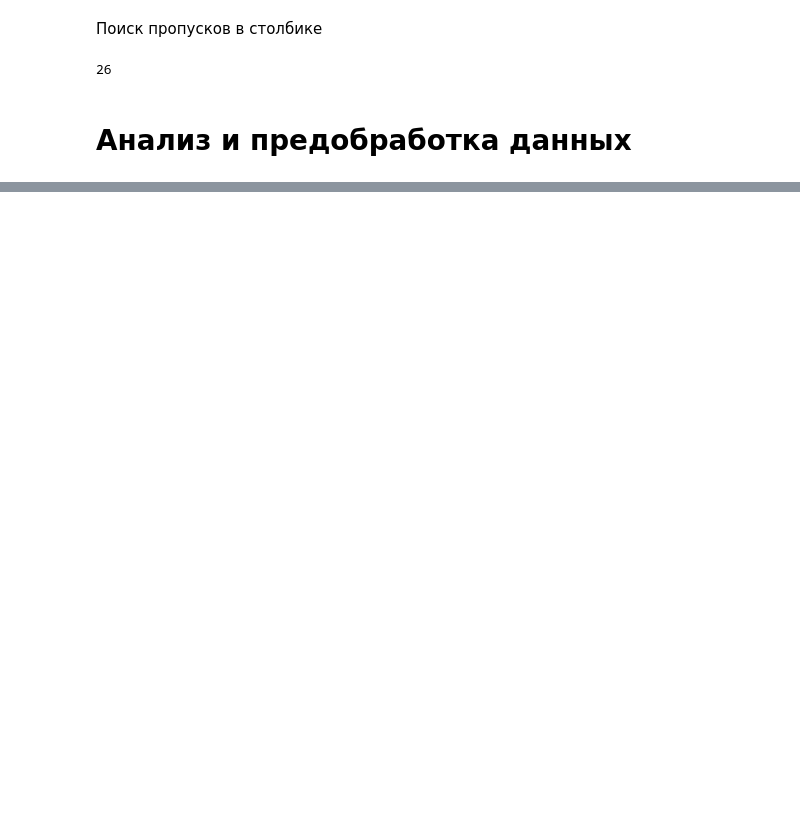
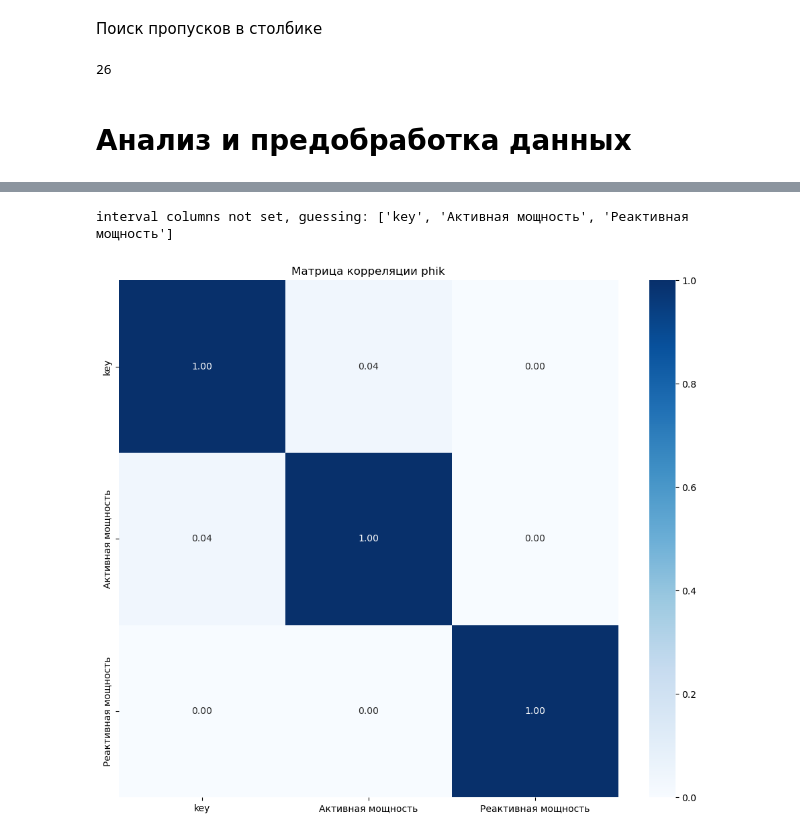
Before and after one commit to butuzovzeleboba/Industry, a Jupyter notebook: Industry.ipynb, the cells around one changed output, grey strips where cells are left out. Drawn from its saved outputs; the diff is of its cells as text; code cells hidden in the pictures; blank space fills up the shorter version.

```diff
--- a/Industry.ipynb
+++ b/Industry.ipynb
@@ -450,0 +475,8 @@ data_wire_time_new['Wire 1'].isna().sum()
+# %%
+def plot_correlation_matrix_phik(data, interval_cols=None):
+    data_filtered = data.select_dtypes(exclude=['datetime64'])
+    phik_matrix = data_filtered.phik_matrix(interval_cols=interval_cols)
+    plt.figure(figsize=(12, 10))
+    sns.heatmap(phik_matrix, annot=True, fmt='.2f', cmap='Blues', vmin=0, vmax=1)
+    plt.title('Матрица корреляции phik')
+    plt.show()
@@ -450,0 +504,5 @@ data_wire_time_new['Wire 1'].isna().sum()
+# %%
+plot_correlation_matrix_phik(data_arc_new)
+# %% [output]
+interval columns not set, guessing: ['key', 'Активная мощность', 'Реактивная мощность']
+[figure, added]
```
Also changed, not shown: parts of 8 cells of this notebook.
